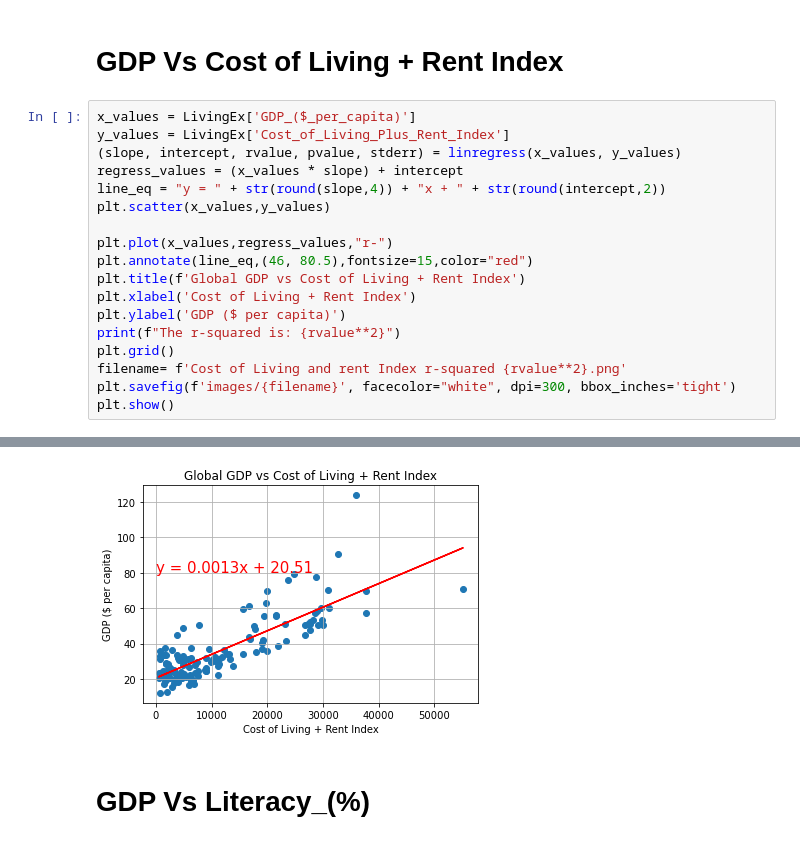
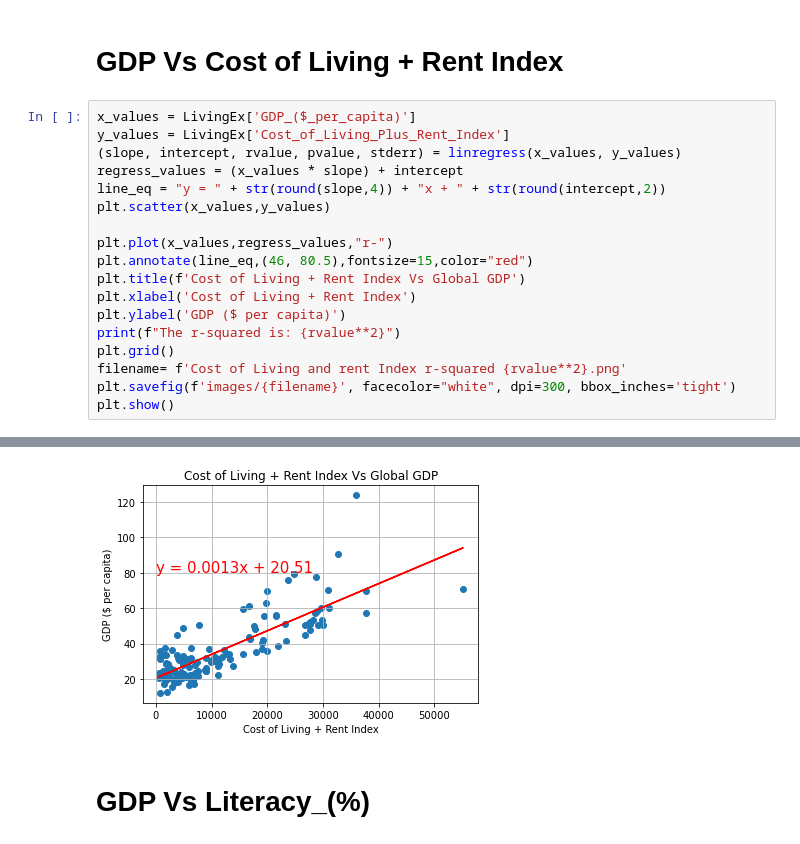
Before and after one commit to weiwen1998/project-etl, a Jupyter notebook: ETL.ipynb, the cells around one changed output, grey strips where cells are left out. Saved outputs shown, nothing was run; the diff lists cells and outputs as text.

```diff
--- a/ETL.ipynb
+++ b/ETL.ipynb
@@ -265,7 +288,7 @@ plt.scatter(x_values,y_values)
 
 plt.plot(x_values,regress_values,"r-")
 plt.annotate(line_eq,(46, 80.5),fontsize=15,color="red")
-plt.title(f'Global GDP vs Cost of Living + Rent Index')
+plt.title(f'Cost of Living + Rent Index Vs Global GDP')
 plt.xlabel('Cost of Living + Rent Index')
 plt.ylabel('GDP ($ per capita)')
 print(f"The r-squared is: {rvalue**2}")
@@ -278,4 +301,4 @@ The r-squared is: 0.6608242970414517
-[figure, old version]
+[figure, new version]
 # %% [markdown]
 # GDP Vs Literacy_(%)
 # %%
```
Also changed, not shown: parts of 15 cells of this notebook, 8 other files.
